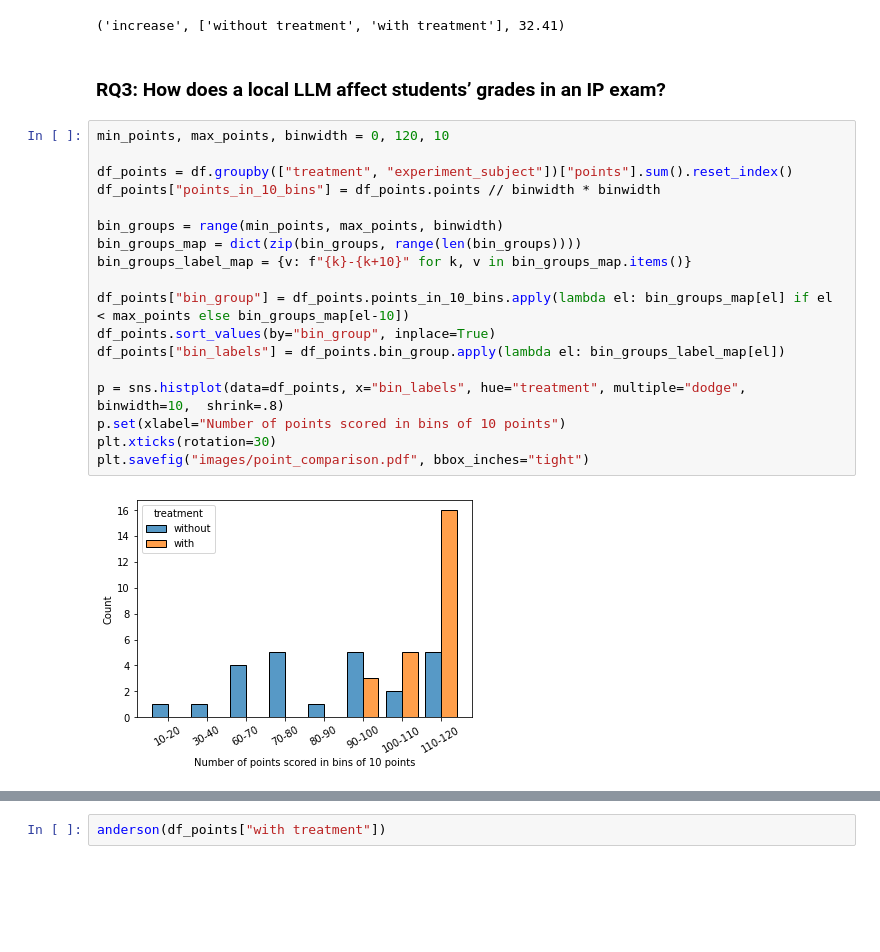
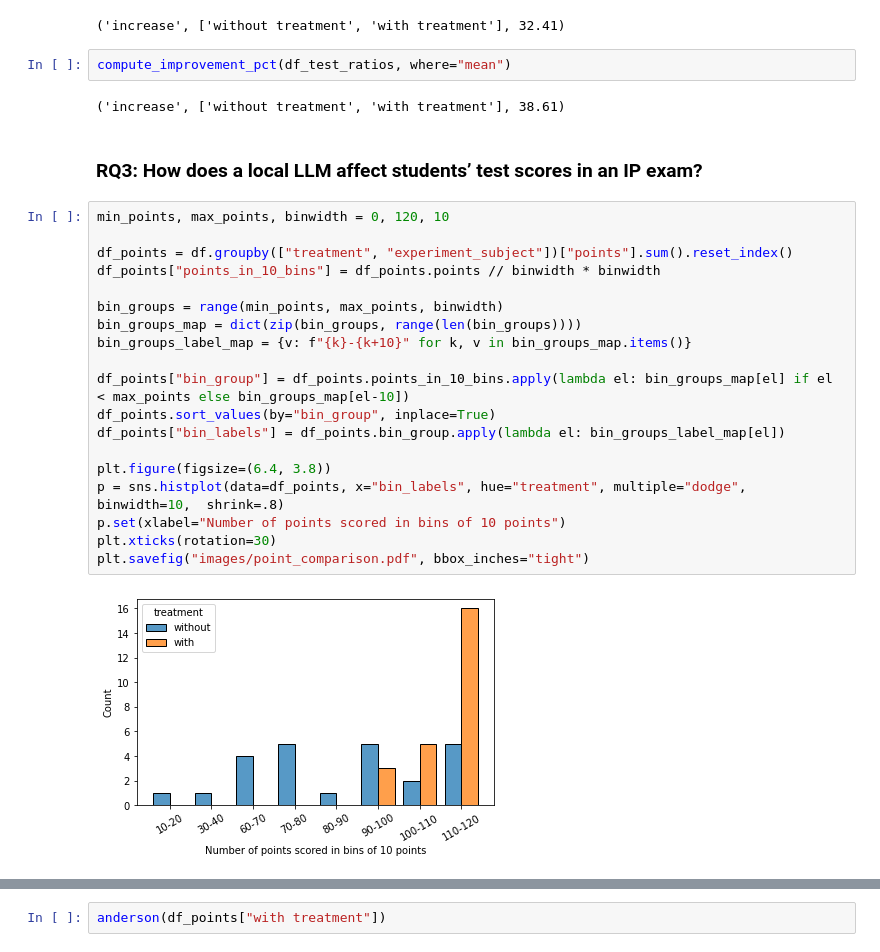
Before and after one commit to HelgeCPH/local_llm_experiment_setup, a Jupyter notebook: Analysis.ipynb, the cells around one changed output, grey strips where cells are left out. Saved outputs shown, nothing was run; the diff lists cells and outputs as text; blank space fills up the shorter version.

```diff
--- a/Analysis.ipynb
+++ b/Analysis.ipynb
@@ -344,28 +423,33 @@ MannwhitneyuResult(statistic=462.5, pvalue=0.00026680993018062443)
 compute_improvement_pct(df_test_ratios)
 # %% [output]
 ('increase', ['without treatment', 'with treatment'], 32.41)
+# %%
+compute_improvement_pct(df_test_ratios, where="mean")
+# %% [output]
+('increase', ['without treatment', 'with treatment'], 38.61)
 # %% [markdown]
-### RQ3: How does a local LLM affect students’ grades in an IP exam?
+### RQ3: How does a local LLM affect students’ test scores in an IP exam?
 # %%
 min_points, max_points, binwidth = 0, 120, 10
 
 df_points = df.groupby(["treatment", "experiment_subject"])["points"].sum().reset_index()
 df_points["points_in_10_bins"] = df_points.points // binwidth * binwidth
 
 bin_groups = range(min_points, max_points, binwidth)
 bin_groups_map = dict(zip(bin_groups, range(len(bin_groups))))
 bin_groups_label_map = {v: f"{k}-{k+10}" for k, v in bin_groups_map.items()}
 
 df_points["bin_group"] = df_points.points_in_10_bins.apply(lambda el: bin_groups_map[el] if el < max_points else bin_groups_map[el-10])
 df_points.sort_values(by="bin_group", inplace=True)
 df_points["bin_labels"] = df_points.bin_group.apply(lambda el: bin_groups_label_map[el])
 
+plt.figure(figsize=(6.4, 3.8))
 p = sns.histplot(data=df_points, x="bin_labels", hue="treatment", multiple="dodge",  binwidth=10,  shrink=.8)
 p.set(xlabel="Number of points scored in bins of 10 points")
 plt.xticks(rotation=30)
 plt.savefig("images/point_comparison.pdf", bbox_inches="tight")
 # %% [output]
-[figure, old version]
+[figure, new version]
 # %%
 df_points_with_treatment = df[df.llm_support == True].groupby("experiment_subject")["points"].sum().reset_index()
 df_points_with_treatment["treatment"] = "with treatment"
```
Also changed, not shown: parts of 27 cells of this notebook.
